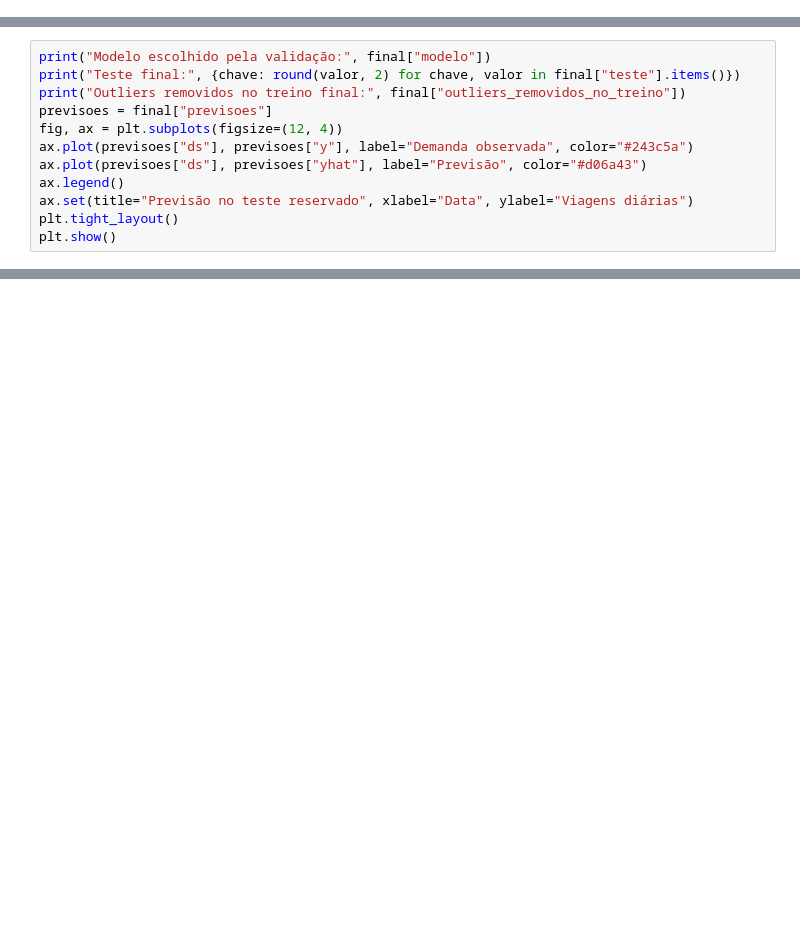
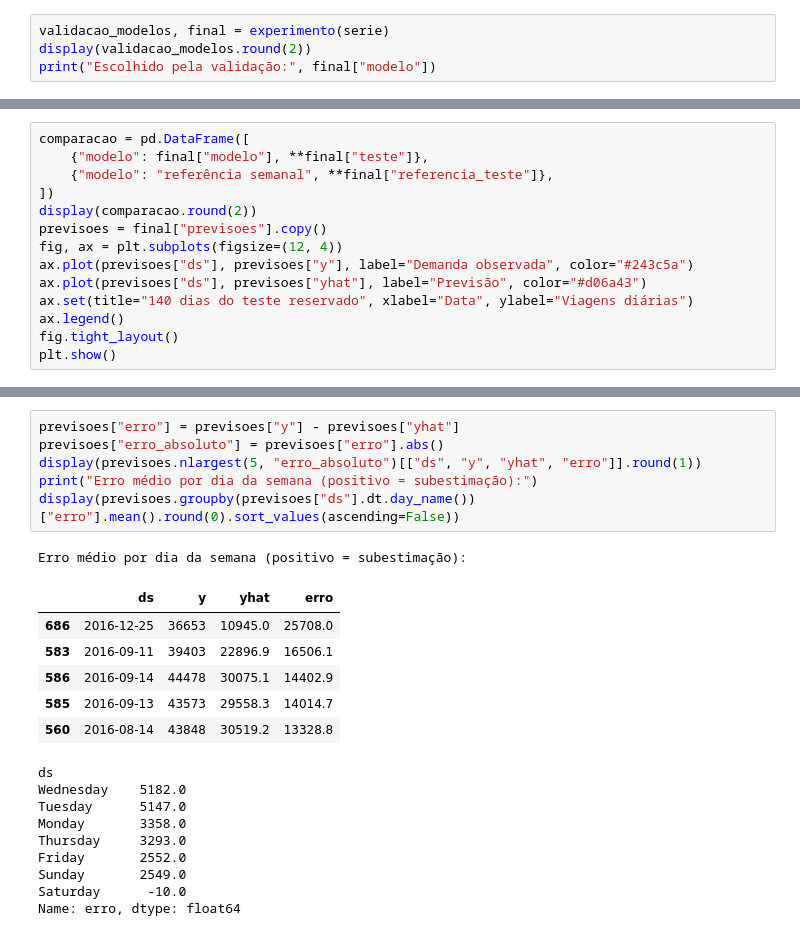
Before and after one commit to guimalucas/bike-sharing-demand-forecast, a Jupyter notebook: Forecast_Prophet.ipynb, the cells around one changed output, grey strips where cells are left out. Cells and saved outputs as stored; diff of their text form; blank space fills up the shorter version.

Commit message:
Explica divisao temporal e analisa erros da previsao

```diff
--- a/Forecast_Prophet.ipynb
+++ b/Forecast_Prophet.ipynb
@@ -41,0 +32,4 @@ A referência ingênua repete para todo o horizonte o último valor disponível
+# %%
+validacao_modelos, final = experimento(serie)
+display(validacao_modelos.round(2))
+print("Escolhido pela validação:", final["modelo"])
@@ -42,13 +61,15 @@ A referência ingênua repete para todo o horizonte o último valor disponível
 # %%
-print("Modelo escolhido pela validação:", final["modelo"])
-print("Teste final:", {chave: round(valor, 2) for chave, valor in final["teste"].items()})
-print("Outliers removidos no treino final:", final["outliers_removidos_no_treino"])
-previsoes = final["previsoes"]
+comparacao = pd.DataFrame([
+    {"modelo": final["modelo"], **final["teste"]},
+    {"modelo": "referência semanal", **final["referencia_teste"]},
+])
+display(comparacao.round(2))
+previsoes = final["previsoes"].copy()
 fig, ax = plt.subplots(figsize=(12, 4))
 ax.plot(previsoes["ds"], previsoes["y"], label="Demanda observada", color="#243c5a")
 ax.plot(previsoes["ds"], previsoes["yhat"], label="Previsão", color="#d06a43")
+ax.set(title="140 dias do teste reservado", xlabel="Data", ylabel="Viagens diárias")
 ax.legend()
-ax.set(title="Previsão no teste reservado", xlabel="Data", ylabel="Viagens diárias")
-plt.tight_layout()
+fig.tight_layout()
 plt.show()
 # %% [output]
@@ -62,0 +84,23 @@ Há um único recorte de validação e um único teste. A sazonalidade anual é
+# %%
+previsoes["erro"] = previsoes["y"] - previsoes["yhat"]
+previsoes["erro_absoluto"] = previsoes["erro"].abs()
+display(previsoes.nlargest(5, "erro_absoluto")[["ds", "y", "yhat", "erro"]].round(1))
+print("Erro médio por dia da semana (positivo = subestimação):")
+display(previsoes.groupby(previsoes["ds"].dt.day_name())["erro"].mean().round(0).sort_values(ascending=False))
+# %% [output]
+Erro médio por dia da semana (positivo = subestimação):
+|  | ds | y | yhat | erro |
+| 686 | 2016-12-25 | 36653 | 10945.0 | 25708.0 |
+| 583 | 2016-09-11 | 39403 | 22896.9 | 16506.1 |
+| 586 | 2016-09-14 | 44478 | 30075.1 | 14402.9 |
+| 585 | 2016-09-13 | 43573 | 29558.3 | 14014.7 |
+| 560 | 2016-08-14 | 43848 | 30519.2 | 13328.8 |
+ds
+Wednesday    5182.0
+Tuesday      5147.0
+Monday       3358.0
+Thursday     3293.0
+Friday       2552.0
+Sunday       2549.0
+Saturday      -10.0
+Name: erro, dtype: float64
```
Also changed, not shown: parts of 11 cells of this notebook, 3 other files.
